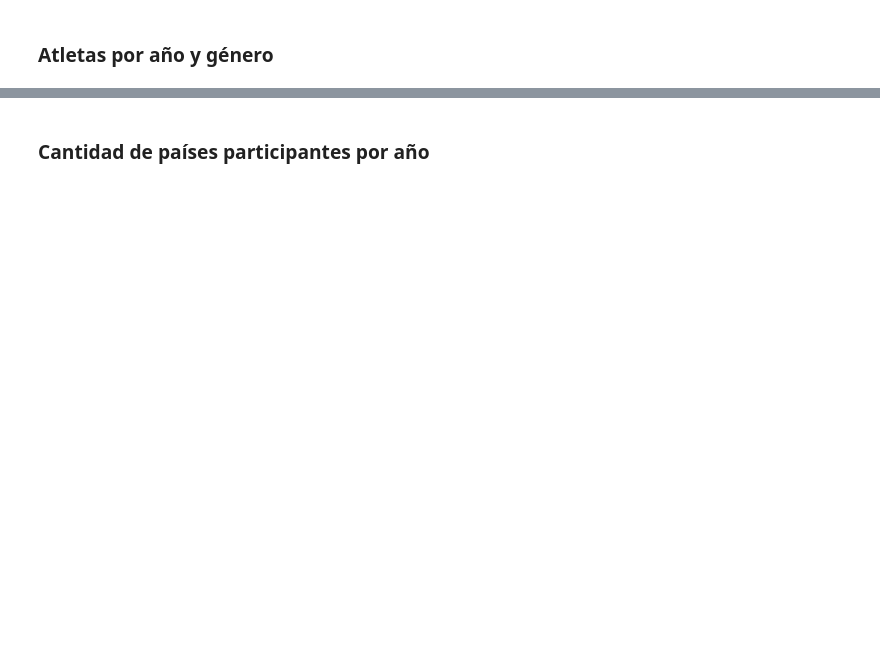
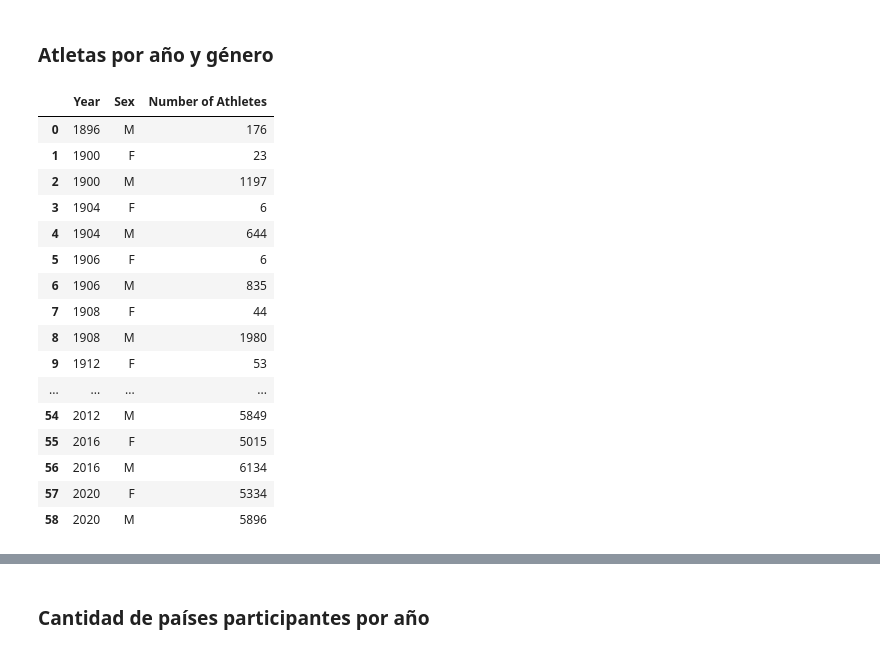
Before and after one commit to LinkedInLearning/depura-codigo-python-pandas-3393007, a Jupyter notebook: exploracion_datos_juegos_olimpicos.ipynb, the cells around one changed output, grey strips where cells are left out. Drawn from its saved outputs; the diff is of its cells as text; code cells hidden in the pictures; blank space fills up the shorter version.

```diff
--- a/exploracion_datos_juegos_olimpicos.ipynb
+++ b/exploracion_datos_juegos_olimpicos.ipynb
@@ -59,8 +144,26 @@ plt.tight_layout()
 # %% [markdown]
 ### Atletas por año y género
 # %%
-athletes = data.drop_duplicates(subset=["Year" "Name"])[["Year", "Name", "Sex"]].reset_index(drop=True)
+athletes = data.drop_duplicates(subset=["Year", "Name"])[["Year", "Name", "Sex"]].reset_index(drop=True)
 athletes = athletes.groupby(["Year", "Sex"]).count().reset_index().rename(columns={"Name": "Number of Athletes"})
 athletes
+# %% [output]
+|  | Year | Sex | Number of Athletes |
+| 0 | 1896 | M | 176 |
+| 1 | 1900 | F | 23 |
+| 2 | 1900 | M | 1197 |
+| 3 | 1904 | F | 6 |
+| 4 | 1904 | M | 644 |
+| 5 | 1906 | F | 6 |
+| 6 | 1906 | M | 835 |
+| 7 | 1908 | F | 44 |
+| 8 | 1908 | M | 1980 |
+| 9 | 1912 | F | 53 |
+| ... | ... | ... | ... |
+| 54 | 2012 | M | 5849 |
+| 55 | 2016 | F | 5015 |
+| 56 | 2016 | M | 6134 |
+| 57 | 2020 | F | 5334 |
+| 58 | 2020 | M | 5896 |
 # %%
 sns.lineplot(data=athletes, x="Year", y="Number of Athletes", hue="Sex", marker="o").set(title="Summer Olympics Athletes by Year and Gender")
```
Also changed, not shown: parts of 15 cells of this notebook.
